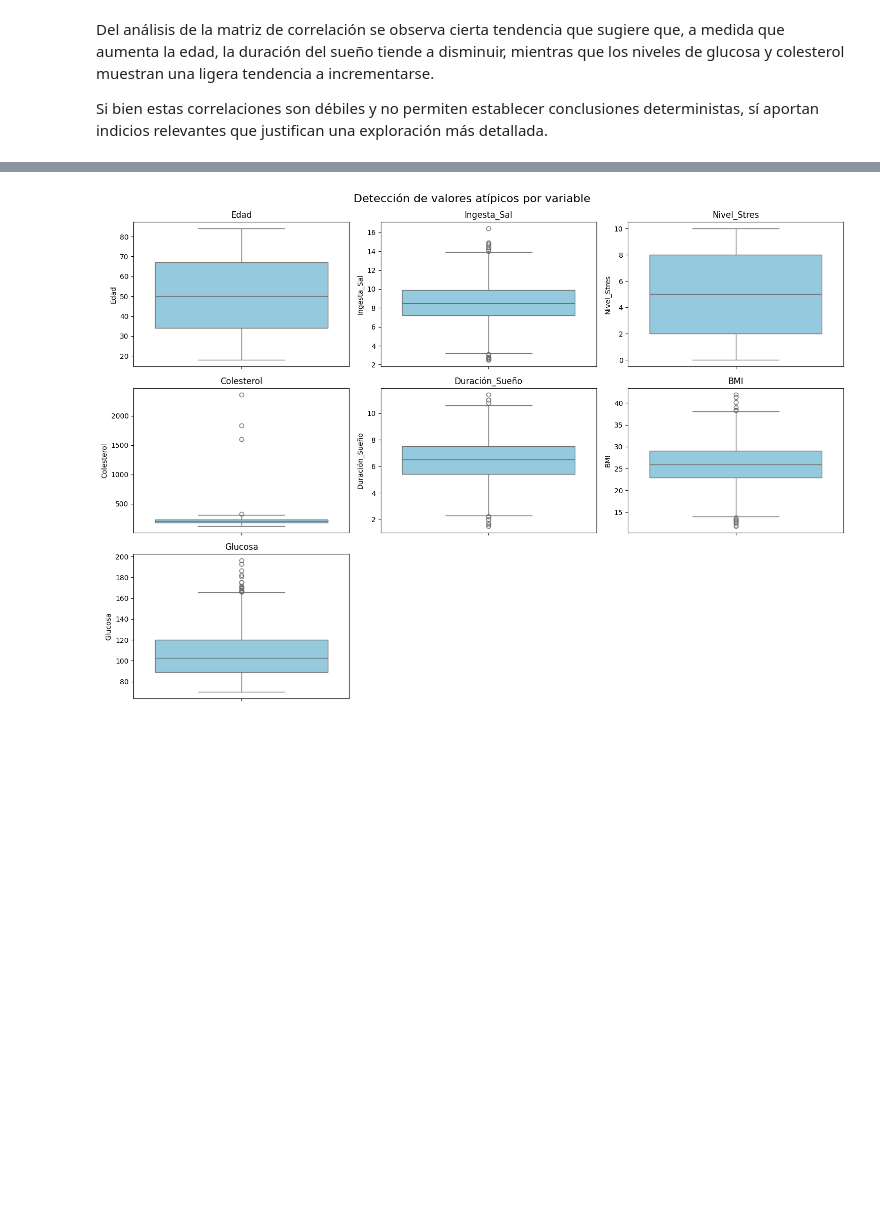
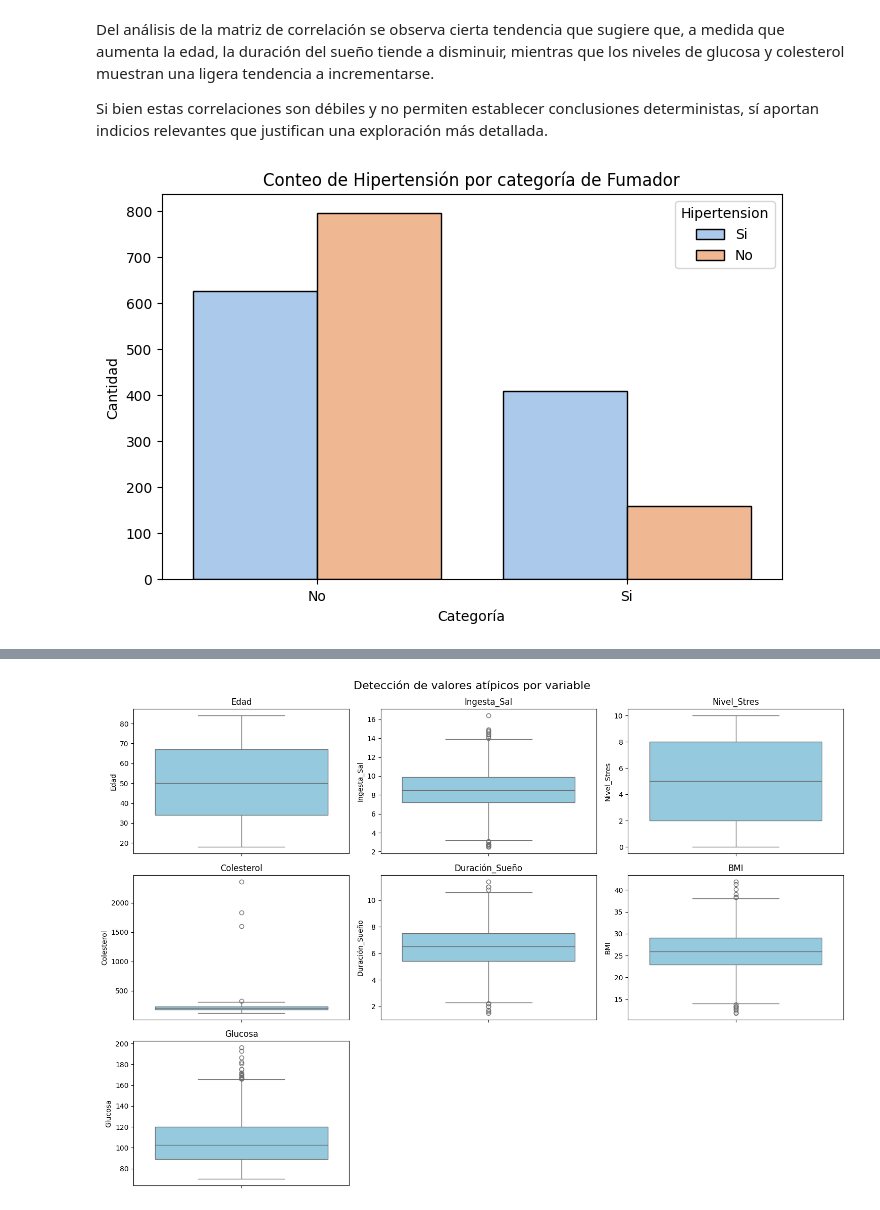
Before and after one commit to SERGMASSOG/Machine_Learning_scikit-learn, a Jupyter notebook: árboles de decisión y K-vecinos más cercanos clasificacion/Decision_trees_and_Knn.ipynb, the cells around one changed output, grey strips where cells are left out. Saved outputs shown, nothing was run; the diff lists cells and outputs as text; code cells hidden in the pictures; blank space fills up the shorter version.

```diff
--- a/árboles de decisión y K-vecinos más cercanos clasificacion/Decision_trees_and_Knn.ipynb
+++ b/árboles de decisión y K-vecinos más cercanos clasificacion/Decision_trees_and_Knn.ipynb
@@ -207,3 +207,13 @@ plt.show()
 Del análisis de la matriz de correlación se observa cierta tendencia que sugiere que, a medida que aumenta la edad, la duración del sueño tiende a disminuir, mientras que los niveles de glucosa y colesterol muestran una ligera tendencia a incrementarse.
 
 Si bien estas correlaciones son débiles y no permiten establecer conclusiones deterministas, sí aportan indicios relevantes que justifican una exploración más detallada.
+# %%
+tabla = pd.crosstab(data['Fumador'], data['Hipertension'])
+plt.figure(figsize=(8,5))
+sns.countplot(x='Fumador', hue='Hipertension', data=data, palette='pastel', edgecolor='black')
+plt.title('Conteo de Hipertensión por categoría de Fumador')
+plt.xlabel('Categoría')
+plt.ylabel('Cantidad')
+plt.show()
+# %% [output]
+[figure, added]
```
Also changed, not shown: parts of 19 cells of this notebook, 39 other files.
